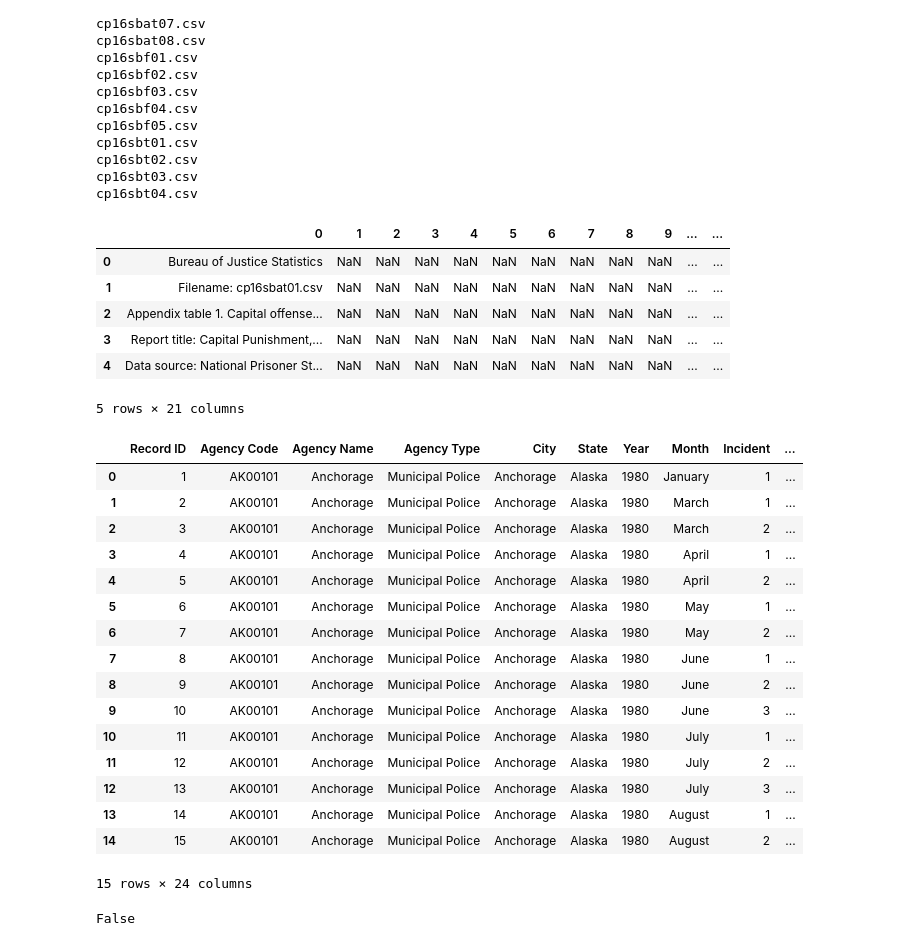
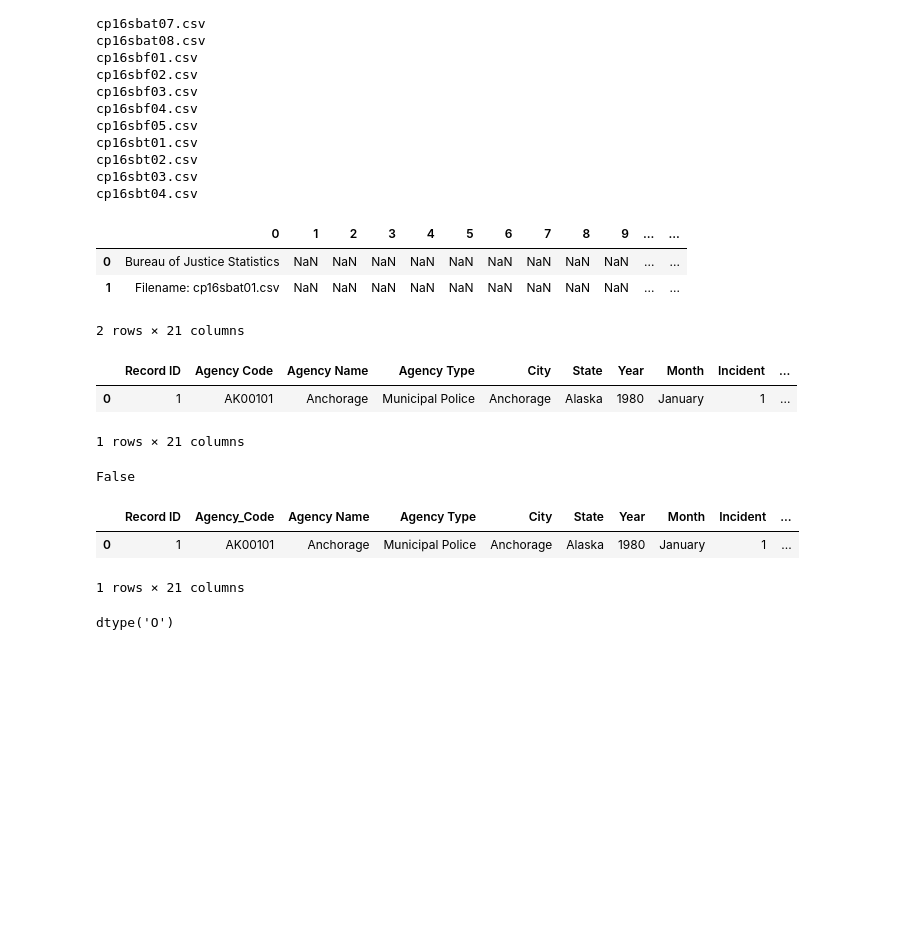
Before and after one commit to jjustin25/Crime-Project-1, a Jupyter notebook: crime_project_justin.ipynb, the cells around one changed output. Cells and saved outputs as stored; diff of their text form; code cells hidden in the pictures; blank space fills up the shorter version.

```diff
--- a/crime_project_justin.ipynb
+++ b/crime_project_justin.ipynb
@@ -38,38 +38,32 @@ cp16sbt02.csv
 cp16sbt03.csv
 cp16sbt04.csv
 # %%
-concatDF.head()
+concatDF.head(2)
 # %% [output]
 |  | 0 | 1 | 2 | 3 | 4 | 5 | 6 | 7 | 8 | 9 | ... | ... |
 | 0 | Bureau of Justice Statistics | NaN | NaN | NaN | NaN | NaN | NaN | NaN | NaN | NaN | ... | ... |
 | 1 | Filename: cp16sbat01.csv | NaN | NaN | NaN | NaN | NaN | NaN | NaN | NaN | NaN | ... | ... |
-| 2 | Appendix table 1. Capital offense... | NaN | NaN | NaN | NaN | NaN | NaN | NaN | NaN | NaN | ... | ... |
-| 3 | Report title: Capital Punishment,... | NaN | NaN | NaN | NaN | NaN | NaN | NaN | NaN | NaN | ... | ... |
-| 4 | Data source: National Prisoner St... | NaN | NaN | NaN | NaN | NaN | NaN | NaN | NaN | NaN | ... | ... |
-5 rows × 21 columns
+2 rows × 21 columns
 # %%
 violent_crime = pd.read_csv("../serial_database.csv")
 # %%
-violent_crime.head(15)
+violent_crime.head(1)
 # %% [output]
 |  | Record ID | Agency Code | Agency Name | Agency Type | City | State | Year | Month | Incident | ... |
 | 0 | 1 | AK00101 | Anchorage | Municipal Police | Anchorage | Alaska | 1980 | January | 1 | ... |
-| 1 | 2 | AK00101 | Anchorage | Municipal Police | Anchorage | Alaska | 1980 | March | 1 | ... |
-| 2 | 3 | AK00101 | Anchorage | Municipal Police | Anchorage | Alaska | 1980 | March | 2 | ... |
-| 3 | 4 | AK00101 | Anchorage | Municipal Police | Anchorage | Alaska | 1980 | April | 1 | ... |
-| 4 | 5 | AK00101 | Anchorage | Municipal Police | Anchorage | Alaska | 1980 | April | 2 | ... |
-| 5 | 6 | AK00101 | Anchorage | Municipal Police | Anchorage | Alaska | 1980 | May | 1 | ... |
-| 6 | 7 | AK00101 | Anchorage | Municipal Police | Anchorage | Alaska | 1980 | May | 2 | ... |
-| 7 | 8 | AK00101 | Anchorage | Municipal Police | Anchorage | Alaska | 1980 | June | 1 | ... |
-| 8 | 9 | AK00101 | Anchorage | Municipal Police | Anchorage | Alaska | 1980 | June | 2 | ... |
-| 9 | 10 | AK00101 | Anchorage | Municipal Police | Anchorage | Alaska | 1980 | June | 3 | ... |
-| 10 | 11 | AK00101 | Anchorage | Municipal Police | Anchorage | Alaska | 1980 | July | 1 | ... |
-| 11 | 12 | AK00101 | Anchorage | Municipal Police | Anchorage | Alaska | 1980 | July | 2 | ... |
-| 12 | 13 | AK00101 | Anchorage | Municipal Police | Anchorage | Alaska | 1980 | July | 3 | ... |
-| 13 | 14 | AK00101 | Anchorage | Municipal Police | Anchorage | Alaska | 1980 | August | 1 | ... |
-| 14 | 15 | AK00101 | Anchorage | Municipal Police | Anchorage | Alaska | 1980 | August | 2 | ... |
-15 rows × 24 columns
+1 rows × 21 columns
 # %%
 violent_crime.isnull().values.any()
 # %% [output]
 False
+# %%
+violent_crime.rename(columns={'Perpetrator Age':'Perpetrator_Age'}, inplace=True)
+violent_crime.rename(columns={'Perpetrator Race':'Perpetrator_Race'}, inplace=True)
+violent_crime.rename(columns={'Victim Race':'Victim_Race'}, inplace=True)
+violent_crime.rename(columns={'Agency Code':'Agency_Code'}, inplace=True)
+
+violent_crime.head(1)
+# %% [output]
+|  | Record ID | Agency_Code | Agency Name | Agency Type | City | State | Year | Month | Incident | ... |
+| 0 | 1 | AK00101 | Anchorage | Municipal Police | Anchorage | Alaska | 1980 | January | 1 | ... |
+1 rows × 21 columns
@@ -75,0 +78,4 @@ False
+# %%
+np.dtype(violent_crime['Perpetrator_Age'])
+# %% [output]
+dtype('O')
```
Also changed, not shown: parts of 18 cells of this notebook, 1 other file.
